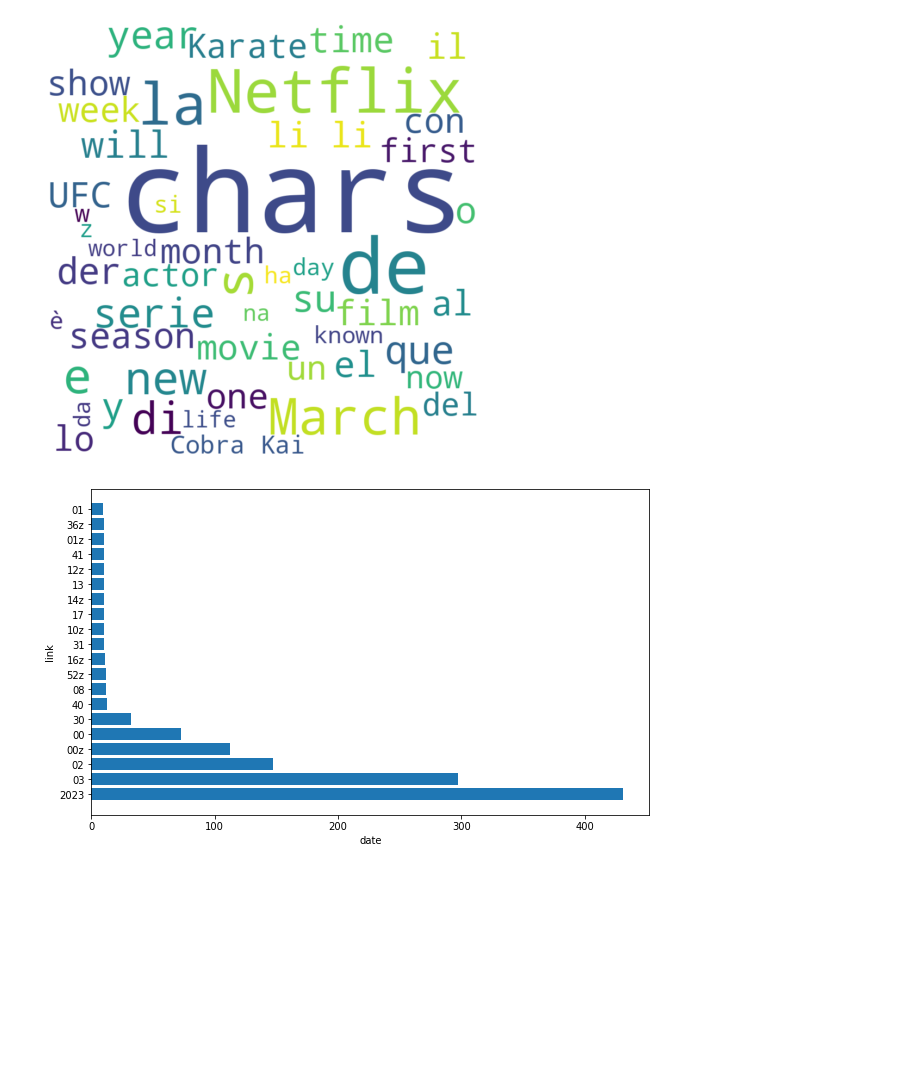
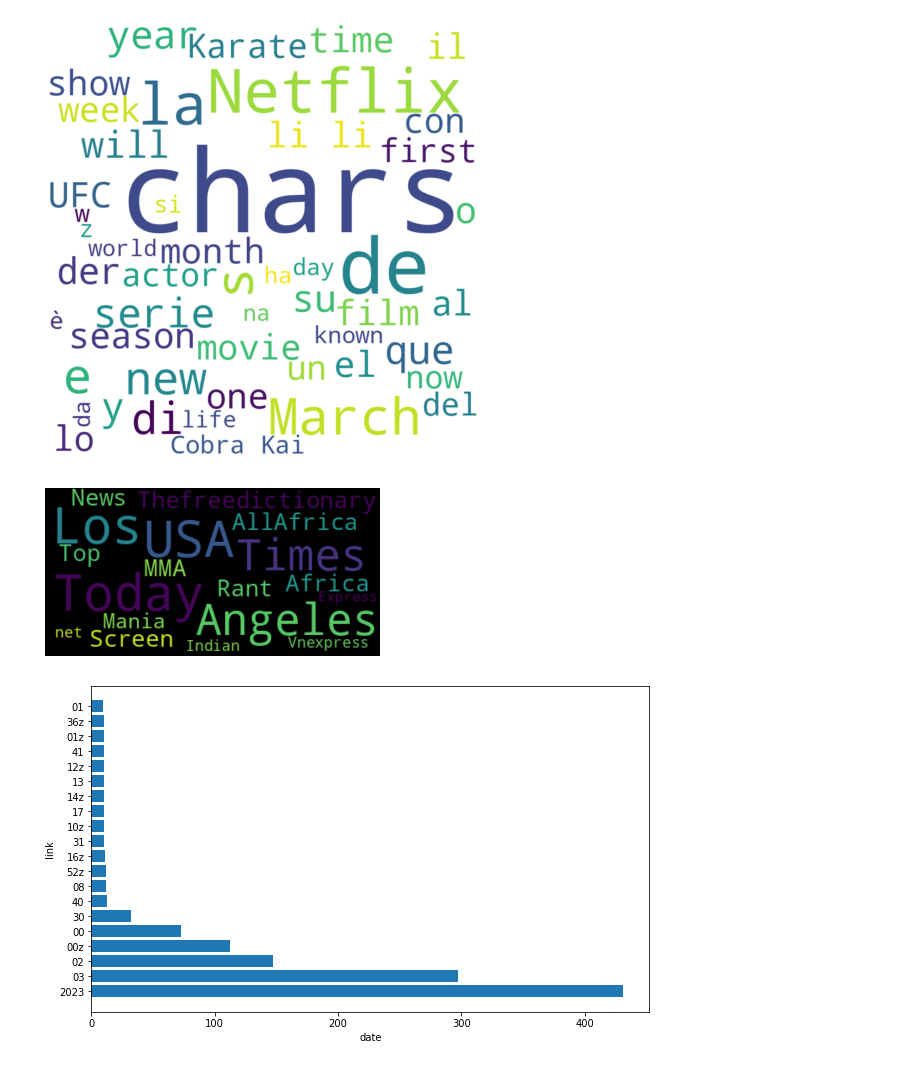
Before and after one commit to atrahay/news_nao, a Jupyter notebook: News_nao.ipynb, the cells around one changed output. Saved outputs shown, nothing was run; the diff lists cells and outputs as text; code cells hidden in the pictures; blank space fills up the shorter version.

Commit message:
nouveau graphique

```diff
--- a/News_nao.ipynb
+++ b/News_nao.ipynb
@@ -85,6 +86,26 @@ plt.axis('off')
 plt.show()
 # %% [output]
 [figure]
+# %%
+from wordcloud import WordCloud
+import matplotlib.pyplot as plt
+import pandas as pd
+
+# Lecture des données du fichier CSV dans un dataframe
+df = pd.read_csv('/content/output.csv')
+
+# Concaténation de tous les textes dans une seule chaîne de caractères
+text = ' '.join(df['source'].tolist())
+
+# Création du nuage de mots
+wordcloud = WordCloud(max_words=50).generate(text)
+
+# Affichage du nuage de mots
+plt.imshow(wordcloud, interpolation='bilinear')
+plt.axis('off')
+plt.show()
+# %% [output]
+[figure, added]
 # %%
 import numpy as np
 import matplotlib.pyplot as plt
```
Also changed, not shown: parts of 3 cells of this notebook.
